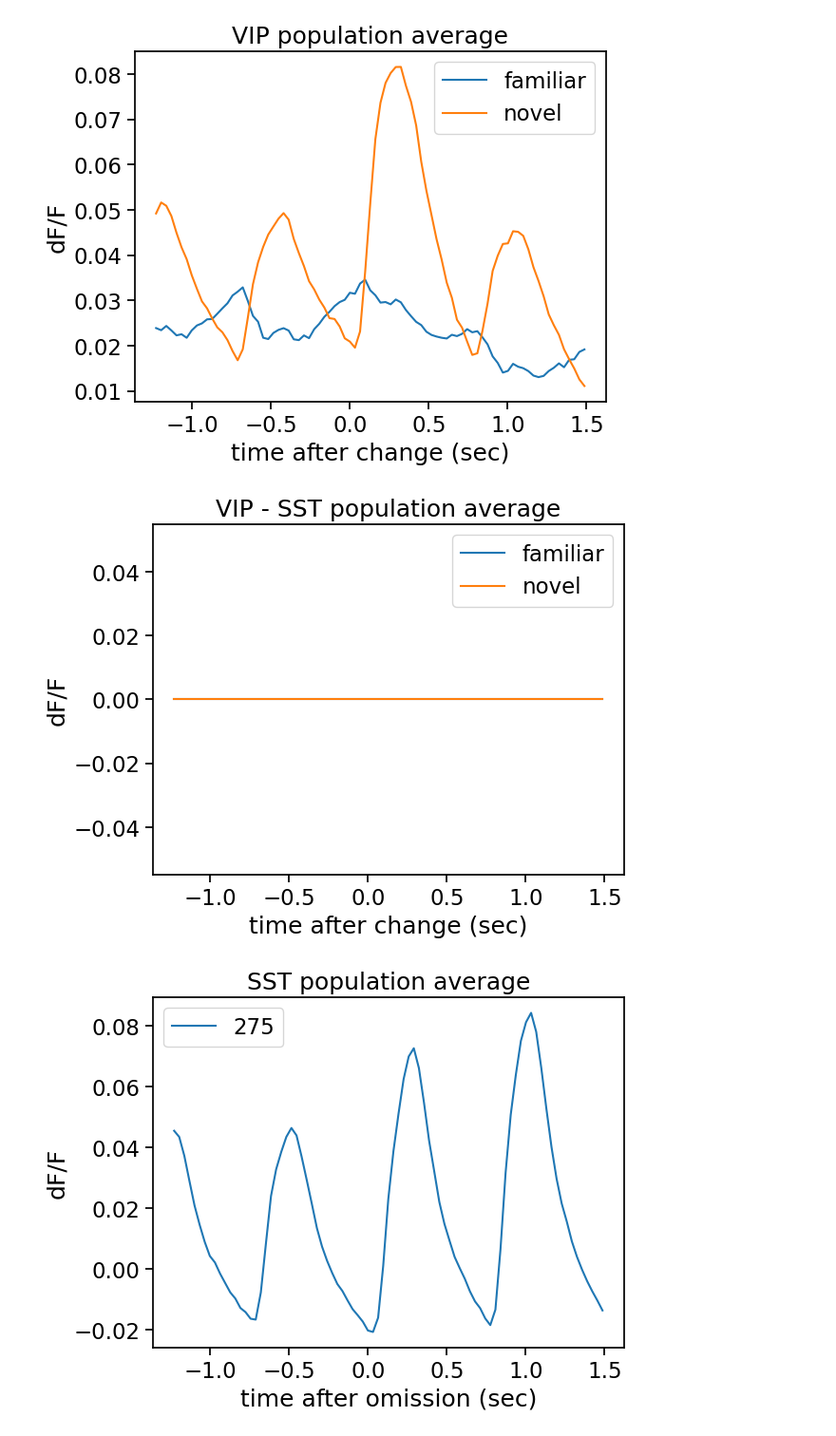
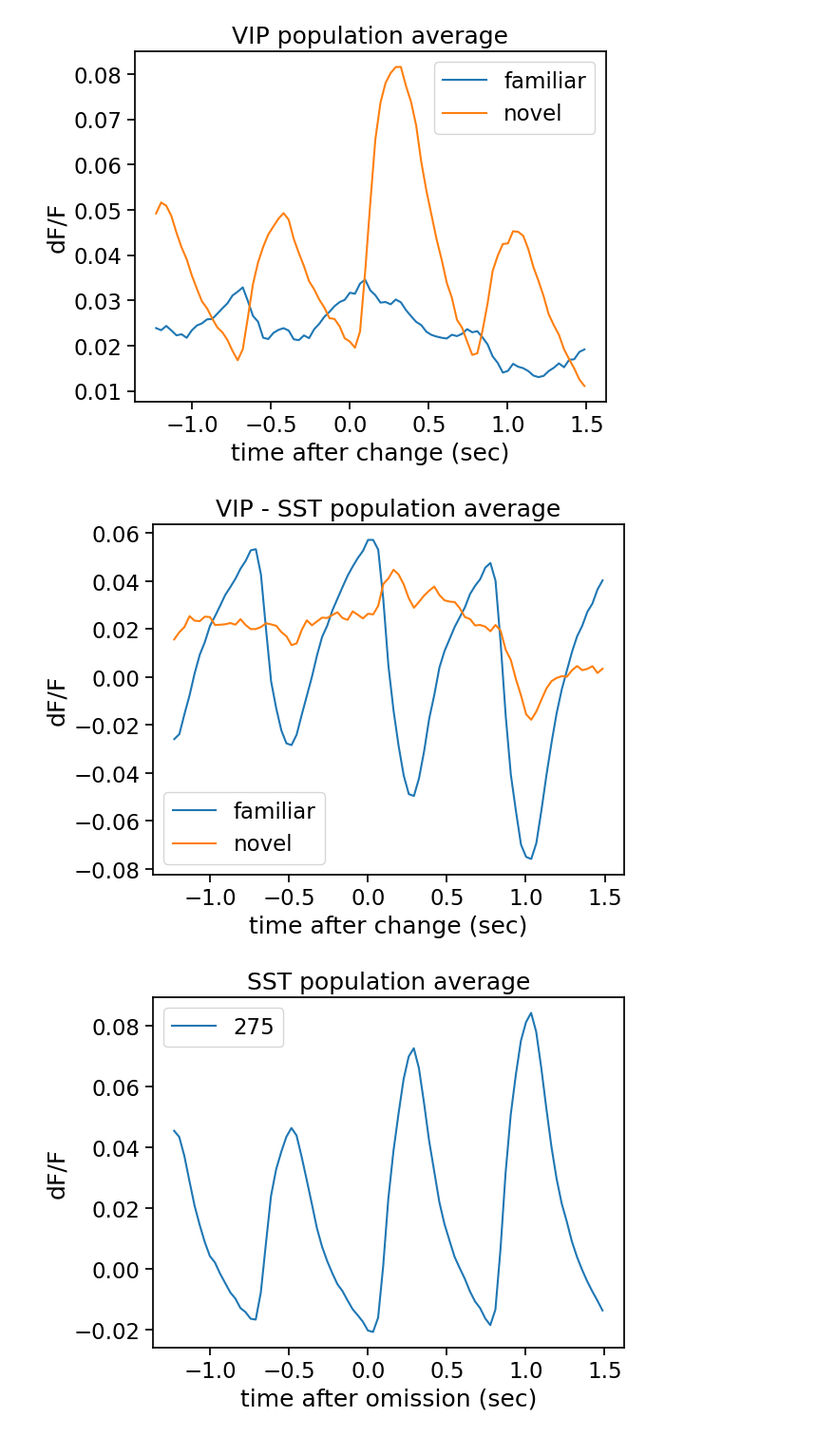
Before and after one commit to RiverGao/NMA_Proj_1, a Jupyter notebook: load_Allen_Visual_Behavior_from_pre_processed_file_changjiang.ipynb, the cells around one changed output. Shown at 95% size. Saved outputs shown, nothing was run; the diff lists cells and outputs as text; code cells hidden in the pictures.

```diff
--- a/load_Allen_Visual_Behavior_from_pre_processed_file_changjiang.ipynb
+++ b/load_Allen_Visual_Behavior_from_pre_processed_file_changjiang.ipynb
@@ -222,17 +222,17 @@ plt.show()
 # %%
 vip_timestamps = vip_data.trace_timestamps.values[0]
 sst_timestamps = sst_data.trace_timestamps.values[0]
 for exposure_level in vip_data.exposure_level.unique():
   vip_traces = vip_data[vip_data.exposure_level==exposure_level].trace.values
-  sst_traces = vip_data[vip_data.exposure_level==exposure_level].trace.values
+  sst_traces = sst_data[sst_data.exposure_level==exposure_level].trace.values
   plt.plot(timestamps, np.mean(vip_traces) - np.mean(sst_traces), label=exposure_level)
 plt.title('VIP - SST population average')
 plt.xlabel('time after change (sec)')
 plt.ylabel('dF/F')
 plt.legend()
 plt.show()
 # %% [output]
-[figure, old version]
+[figure, new version]
 # %%
 timestamps = sst_data.trace_timestamps.values[0]
 for depth in sst_data.imaging_depth.unique():
```
Also changed, not shown: parts of 5 cells of this notebook.
